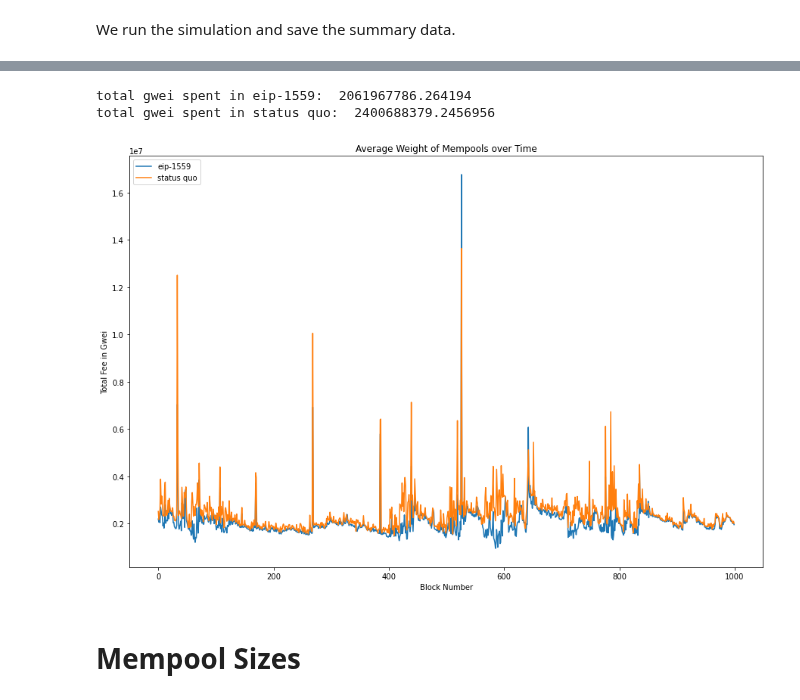
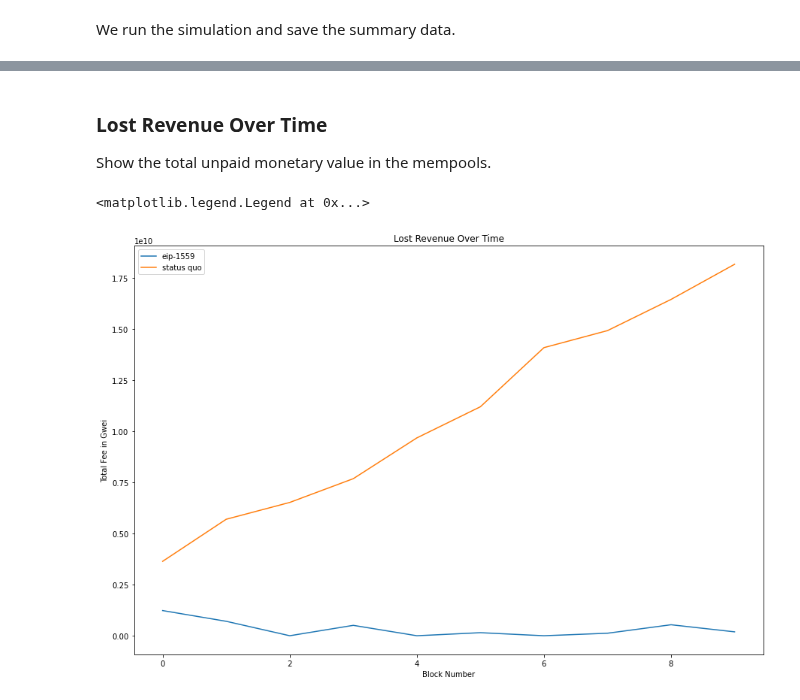
Before and after one commit to teohyikhaw/camcos, a Jupyter notebook: simulations/Congestion2.0.ipynb, the cells around one changed output, grey strips where cells are left out. Drawn from its saved outputs; the diff is of its cells as text; code cells hidden in the pictures.

```diff
--- a/simulations/Congestion2.0.ipynb
+++ b/simulations/Congestion2.0.ipynb
@@ -88,7 +91,9 @@ def update_oracle(current_oracle, block_minimums, blocks):
 
     current_oracle = sorted_block_minimums[59]
 
-def fill_block(mempool, basefee):
+def fill_block(mempool, basefee, i):
+    global eip_wait_times, sq_wait_times
+
     block = []
     block_size = 0
     block_limit = 30000000 if basefee > 0 else 15000000
@@ -101,6 +106,13 @@ def fill_block(mempool, basefee):
             block.append(txn)
             block_size += txn[1]
 
+    block_wait_times = [i - txn[2] for txn in block]
+    print(txn[2])
+    if basefee:
+        eip_wait_times.append(block_wait_times)
+    else:
+        sq_wait_times.append(block_wait_times)
+
     #remove verified txns from mempool
     mempool = mempool.iloc[i+1:,:]
     return block, mempool, block_size
@@ -149,14 +161,14 @@ def simulate(n):
     eip_current_oracle = sorted_eip_block_mins[59]
 
     #initialize mempools with 700 txns
-    sq_mempool, eip_mempool = create_mempool(700, df1, df2, basefee)
+    sq_mempool, eip_mempool = create_mempool(1500, df1, df2, basefee)
 
     #iterate over n blocks
     for i in range(n):
 
         #fill blocks from mempools
-        new_sq_block, new_sq_mempool, sq_blocksize = fill_block(sq_mempool, 0)
-        new_eip_block, new_eip_mempool, eip_blocksize = fill_block(sq_mempool, basefee)
+        new_sq_block, new_sq_mempool, sq_blocksize = fill_block(sq_mempool, 0, i)
+        new_eip_block, new_eip_mempool, eip_blocksize = fill_block(sq_mempool, basefee, i)
 
         sq_blocks += [new_sq_block]
         eip_blocks += [new_eip_block]
@@ -170,21 +182,22 @@ def simulate(n):
         basefee = get_basefee(basefee, eip_blocksize)
         basefees += [basefee]
 
-        #add 200 new txns before next iteration
-        new_demand = random.randint(50, 400)
-        sq_mempool, eip_mempool = create_mempool(new_demand, sq_mempool, eip_mempool, basefee, i+1) #randomly select from 50 to 400
-
         sq_mempools += [sq_mempool]
         eip_mempools += [eip_mempool]
         eip_mempools_bf += [eip_mempool[eip_mempool['gas price'] >= basefee]]
+
+        #add 200 new txns before next iteration
+        new_demand = random.randint(400, 1000)
+        sq_mempool, eip_mempool = create_mempool(new_demand, sq_mempool, eip_mempool, basefee, i+1) #randomly select from 50 to 400
+
         demands += [new_demand]
 
         print("progress: ", i+1, end = '\r')
-    return basefees, eip_blocks, sq_blocks, eip_mempools, sq_mempools, eip_mempools_bf, demands
+    return basefees, eip_blocks, sq_blocks, eip_mempools, sq_mempools, eip_mempools_bf, demands, eip_wait_times, sq_wait_times
 # %% [markdown]
 We run the simulation and save the summary data.
 # %%
-s = simulate(1000)
+s = simulate(10)
 basefees_data = s[0]
 eip_blocks_data = s[1]
 sq_blocks_data = s[2]
@@ -192,6 +205,8 @@ eip_mempools_data = s[3]
 sq_mempools_data = s[4]
 eip_mempools_bf_data = s[5]
 demands = s[6]
+eip_wait_times = s[7]
+sq_wait_times = s[8]
 
 # cProfile.run("simulate(100)")
 # %% [output]
@@ -249,17 +277,16 @@ plt.save
+# %% [markdown]
+### Lost Revenue Over Time
+Show the total unpaid monetary value in the mempools.
 # %%
-eip_mempool_avgs = [sum(i["amount paid"]) / len(i) for i in eip_mempools_data]
-sq_mempool_avgs = [sum(i["amount paid"]) / len(i) for i in sq_mempools_data]
-plt.title("Average Weight of Mempools over Time")
+eip_mempool_lrevs = [sum(i["amount paid"]) for i in eip_mempools_bf_data]
+sq_mempool_lrevs = [sum(i["amount paid"]) for i in sq_mempools_data]
+
+plt.title("Lost Revenue Over Time")
 plt.xlabel("Block Number")
 plt.ylabel("Total Fee in Gwei")
-plt.plot(eip_mempool_avgs, label="eip-1559")
-plt.plot(sq_mempool_avgs, label="status quo")
+plt.plot(eip_mempool_lrevs, label="eip-1559")
+plt.plot(sq_mempool_lrevs, label="status quo")
 plt.legend(loc="upper left")
-print("total gwei spent in eip-1559: ", sum(eip_mempool_avgs))
-print("total gwei spent in status quo: ", sum(sq_mempool_avgs))
 # %% [output]
-total gwei spent in eip-1559:  2061967786.264194
-total gwei spent in status quo:  2400688379.2456956
+<matplotlib.legend.Legend at 0x...>
-[figure, old version]
+[figure, new version]
-# %% [markdown]
-# Mempool Sizes
```
Also changed, not shown: parts of 23 cells of this notebook.
